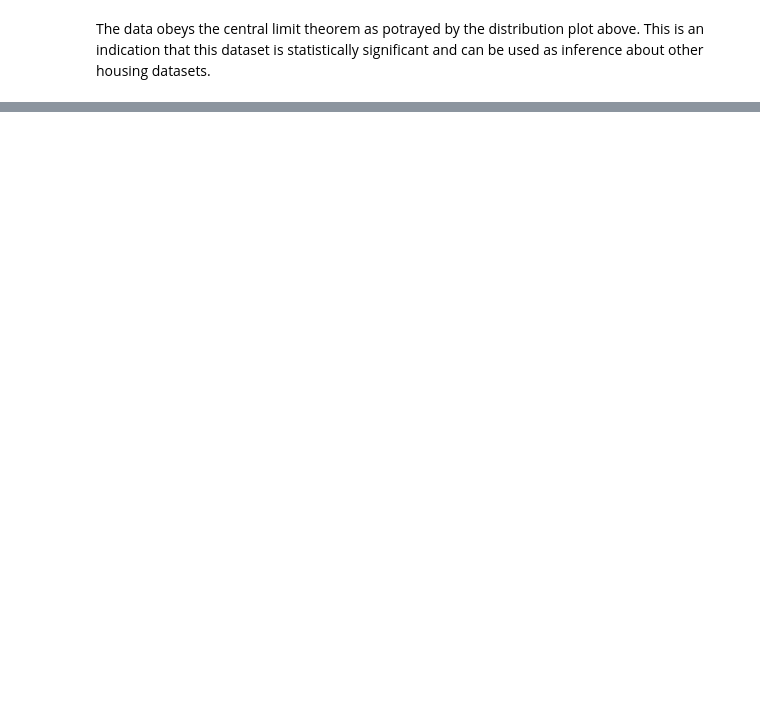
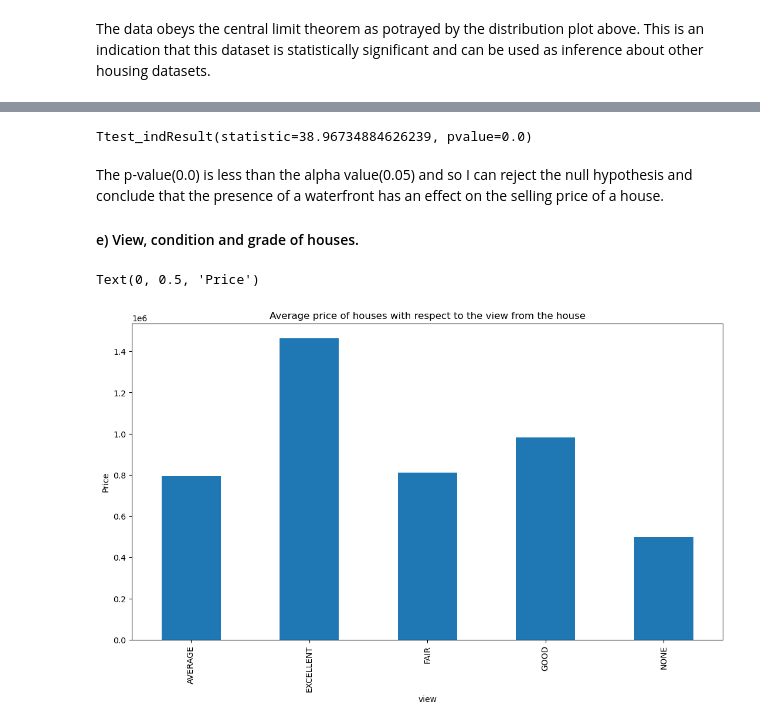
Before and after one commit to ngeny-brian/Phase-2-project, a Jupyter notebook: student.ipynb, the cells around one changed output, grey strips where cells are left out. Cells and saved outputs as stored; diff of their text form; code cells hidden in the pictures; blank space fills up the shorter version.

```diff
--- a/student.ipynb
+++ b/student.ipynb
@@ -398,0 +394,22 @@ The data obeys the central limit theorem as potrayed by the distribution plot ab
+# %%
+# create two variables to be used in the t test for waterfront
+yes_waterfront = data[data['waterfront'] == 'YES']
+no_waterfront = data[data['waterfront'] == 'NO']
+
+t_test_result = st.ttest_ind(yes_waterfront['price'], no_waterfront['price'])
+t_test_result
+# %% [output]
+Ttest_indResult(statistic=38.96734884626239, pvalue=0.0)
+# %% [markdown]
+The p-value(0.0) is less than the alpha value(0.05) and so I can reject the null hypothesis and conclude that the presence of a waterfront has an effect on the selling price of a house.
+
+#### e) View, condition and grade of houses.
+# %%
+# group by view and plot average price for each view
+fig = plt.figure(figsize=(13,7))
+data.groupby("view")['price'].mean().plot.bar(y="price", fig=fig)
+plt.title('Average price of houses with respect to the view from the house')
+plt.ylabel('Price')
+# %% [output]
+Text(0, 0.5, 'Price')
+[figure, added]
```
Also changed, not shown: parts of 31 cells of this notebook.
